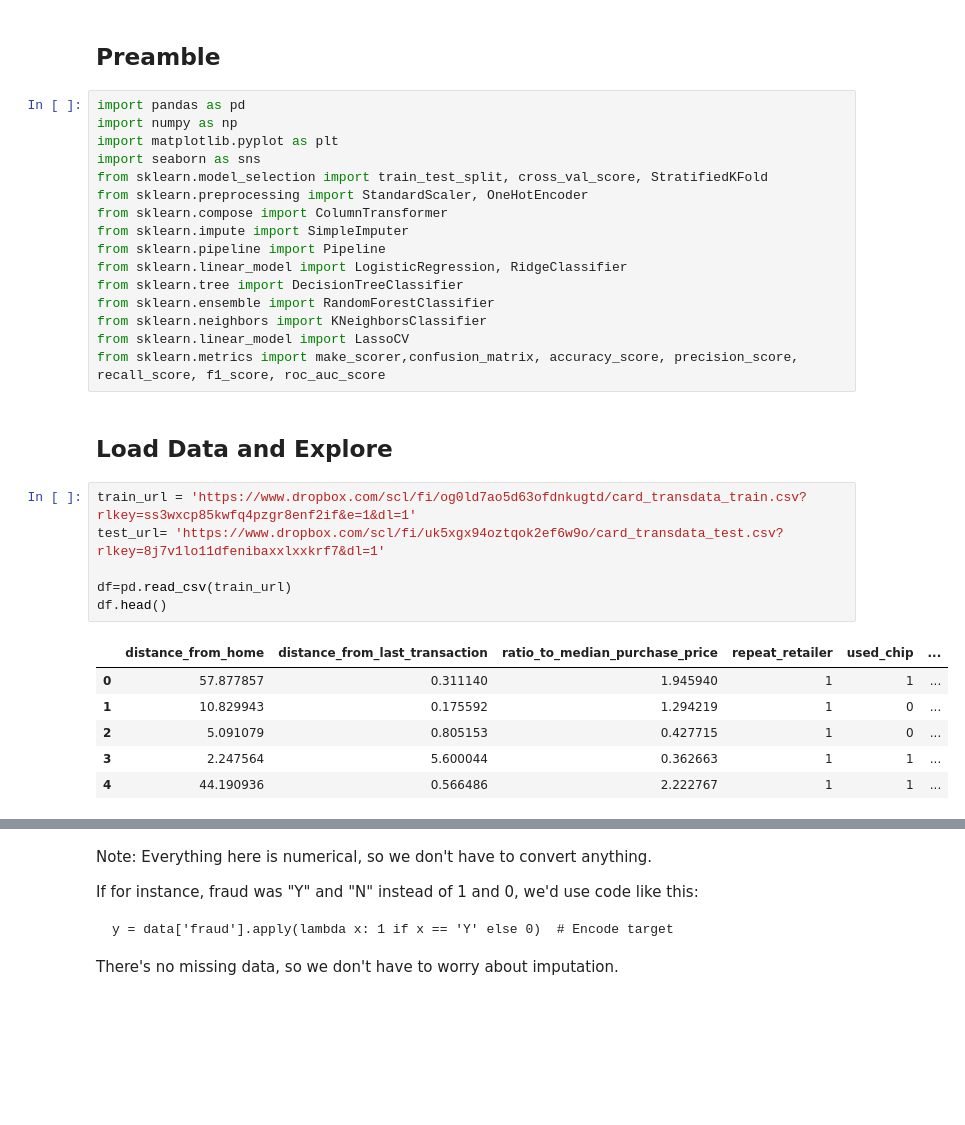
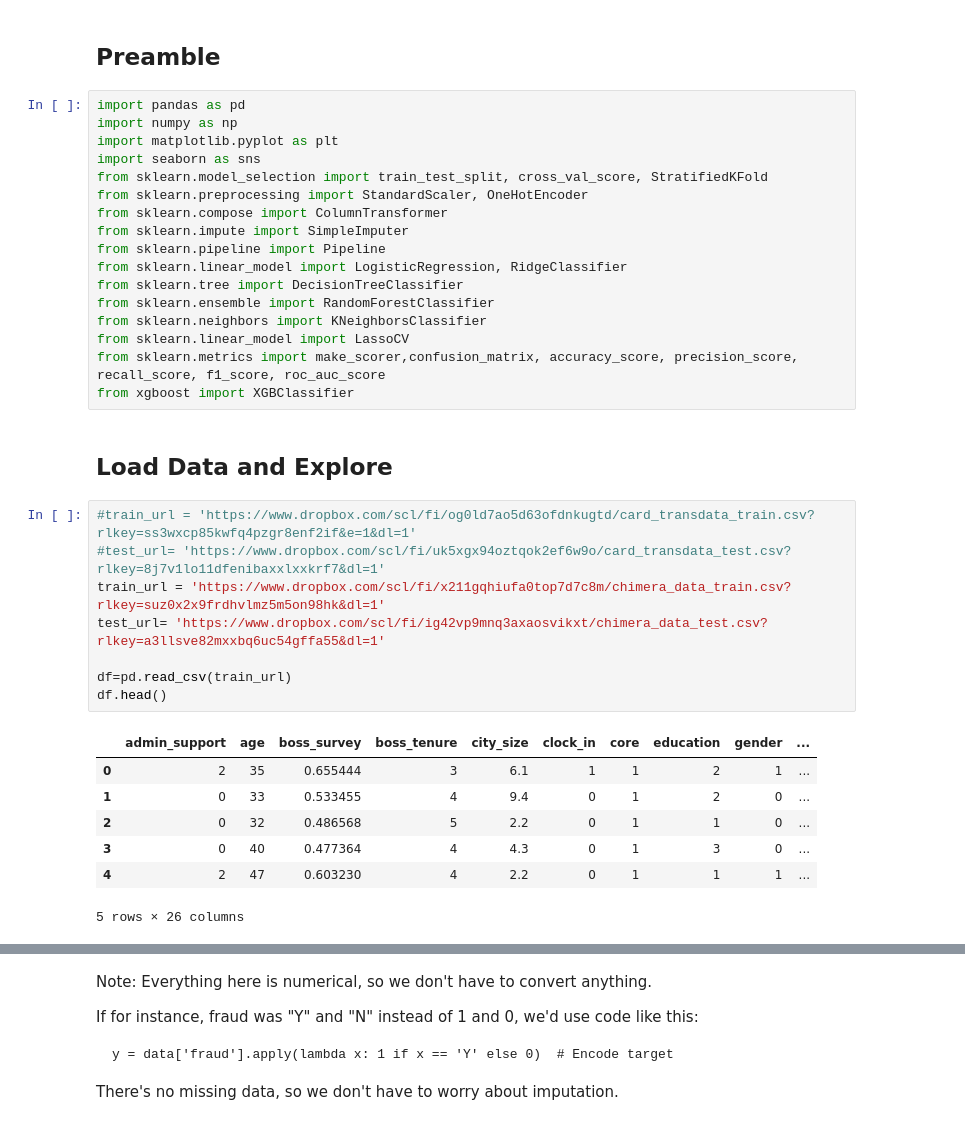
Before and after one commit to pcatroppa/bus774, a Jupyter notebook: HackathonPredictionModelingExercise.ipynb, the cells around one changed output, grey strips where cells are left out. Drawn from its saved outputs; the diff is of its cells as text; blank space fills up the shorter version.

```diff
--- a/HackathonPredictionModelingExercise.ipynb
+++ b/HackathonPredictionModelingExercise.ipynb
@@ -56,21 +56,25 @@ from sklearn.ensemble import RandomForestClassifier
 from sklearn.neighbors import KNeighborsClassifier
 from sklearn.linear_model import LassoCV
 from sklearn.metrics import make_scorer,confusion_matrix, accuracy_score, precision_score, recall_score, f1_score, roc_auc_score
+from xgboost import XGBClassifier
 # %% [markdown]
 ## Load Data and Explore
 # %%
-train_url = 'https://www.dropbox.com/scl/fi/og0ld7ao5d63ofdnkugtd/card_transdata_train.csv?rlkey=ss3wxcp85kwfq4pzgr8enf2if&e=1&dl=1'
-test_url= 'https://www.dropbox.com/scl/fi/uk5xgx94oztqok2ef6w9o/card_transdata_test.csv?rlkey=8j7v1lo11dfenibaxxlxxkrf7&dl=1'
+#train_url = 'https://www.dropbox.com/scl/fi/og0ld7ao5d63ofdnkugtd/card_transdata_train.csv?rlkey=ss3wxcp85kwfq4pzgr8enf2if&e=1&dl=1'
+#test_url= 'https://www.dropbox.com/scl/fi/uk5xgx94oztqok2ef6w9o/card_transdata_test.csv?rlkey=8j7v1lo11dfenibaxxlxxkrf7&dl=1'
+train_url = 'https://www.dropbox.com/scl/fi/x211gqhiufa0top7d7c8m/chimera_data_train.csv?rlkey=suz0x2x9frdhvlmz5m5on98hk&dl=1'
+test_url= 'https://www.dropbox.com/scl/fi/ig42vp9mnq3axaosvikxt/chimera_data_test.csv?rlkey=a3llsve82mxxbq6uc54gffa55&dl=1'
 
 df=pd.read_csv(train_url)
 df.head()
 # %% [output]
-|  | distance_from_home | distance_from_last_transaction | ratio_to_median_purchase_price | repeat_retailer | used_chip | ... |
-| 0 | 57.877857 | 0.311140 | 1.945940 | 1 | 1 | ... |
-| 1 | 10.829943 | 0.175592 | 1.294219 | 1 | 0 | ... |
-| 2 | 5.091079 | 0.805153 | 0.427715 | 1 | 0 | ... |
-| 3 | 2.247564 | 5.600044 | 0.362663 | 1 | 1 | ... |
-| 4 | 44.190936 | 0.566486 | 2.222767 | 1 | 1 | ... |
+|  | admin_support | age | boss_survey | boss_tenure | city_size | clock_in | core | education | gender | ... |
+| 0 | 2 | 35 | 0.655444 | 3 | 6.1 | 1 | 1 | 2 | 1 | ... |
+| 1 | 0 | 33 | 0.533455 | 4 | 9.4 | 0 | 1 | 2 | 0 | ... |
+| 2 | 0 | 32 | 0.486568 | 5 | 2.2 | 0 | 1 | 1 | 0 | ... |
+| 3 | 0 | 40 | 0.477364 | 4 | 4.3 | 0 | 1 | 3 | 0 | ... |
+| 4 | 2 | 47 | 0.603230 | 4 | 2.2 | 0 | 1 | 1 | 1 | ... |
+5 rows × 26 columns
 # %%
 print(df.shape)
 df.info()
```
Also changed, not shown: parts of 18 cells of this notebook, 2 other files.
